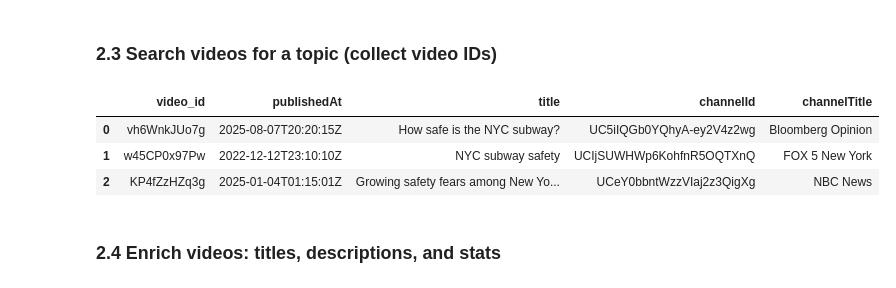
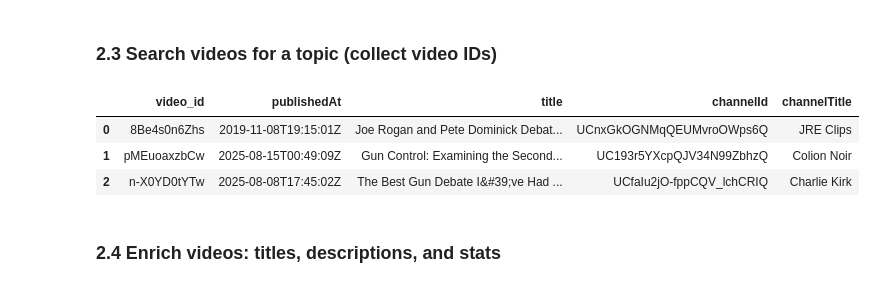
Before and after one commit to Yanzhi-002/Yanzhi, a Jupyter notebook: youtube_vader_sentiment_analysis.ipynb, the cells around one changed output. Cells and saved outputs as stored; diff of their text form; code cells hidden in the pictures.

```diff
--- a/youtube_vader_sentiment_analysis.ipynb
+++ b/youtube_vader_sentiment_analysis.ipynb
@@ -154,7 +162,7 @@ def yt_get(resource: str, params: dict) -> dict:
 # %%
 
 # ✅ Edit this query to explore your own topic
-QUERY = "subway safety NYC"  # e.g., "climate policy", "Taylor Swift"
+QUERY = "gun control debate"  # e.g., "climate policy", "Taylor Swift"
 TARGET_VIDEOS = 60           # upper bound of total videos to collect (keep modest: quotas!)
 MAX_RESULTS = 50             # per-page limit for search endpoint
 
@@ -174,36 +182,36 @@ with tqdm(total=TARGET_VIDEOS, desc="Searching videos") as pbar:
         if page_token:
             params["pageToken"] = page_token
 
         data = yt_get("search", params)
         items = data.get("items", [])
 
         for it in items:
             vid = it.get("id", {}).get("videoId")
             if not vid:
                 continue
             snip = it.get("snippet", {})
             video_hits.append({
                 "video_id": vid,
                 "publishedAt": snip.get("publishedAt"),
                 "title": snip.get("title"),
                 "channelId": snip.get("channelId"),
                 "channelTitle": snip.get("channelTitle"),
             })
             pbar.update(1)
             if len(video_hits) >= TARGET_VIDEOS:
                 break
 
         page_token = data.get("nextPageToken")
         if not page_token:
             break  # no more pages
 
 videos_df = pd.DataFrame(video_hits)
 videos_df.head(3)
 # %% [output]
 |  | video_id | publishedAt | title | channelId | channelTitle |
-| 0 | vh6WnkJUo7g | 2025-08-07T20:20:15Z | How safe is the NYC subway? | UC5iIQGb0YQhyA-ey2V4z2wg | Bloomberg Opinion |
-| 1 | w45CP0x97Pw | 2022-12-12T23:10:10Z | NYC subway safety | UCIjSUWHWp6KohfnR5OQTXnQ | FOX 5 New York |
-| 2 | KP4fZzHZq3g | 2025-01-04T01:15:01Z | Growing safety fears among New Yo... | UCeY0bbntWzzVIaj2z3QigXg | NBC News |
+| 0 | 8Be4s0n6Zhs | 2019-11-08T19:15:01Z | Joe Rogan and Pete Dominick Debat... | UCnxGkOGNMqQEUMvroOWps6Q | JRE Clips |
+| 1 | pMEuoaxzbCw | 2025-08-15T00:49:09Z | Gun Control: Examining the Second... | UC193r5YXcpQJV34N99ZbhzQ | Colion Noir |
+| 2 | n-X0YD0tYTw | 2025-08-08T17:45:02Z | The Best Gun Debate I&#39;ve Had ... | UCfaIu2jO-fppCQV_lchCRIQ | Charlie Kirk |
 # %% [markdown]
 ### 2.4 Enrich videos: titles, descriptions, and stats
 # %%
```
Also changed, not shown: parts of 5 cells of this notebook.
